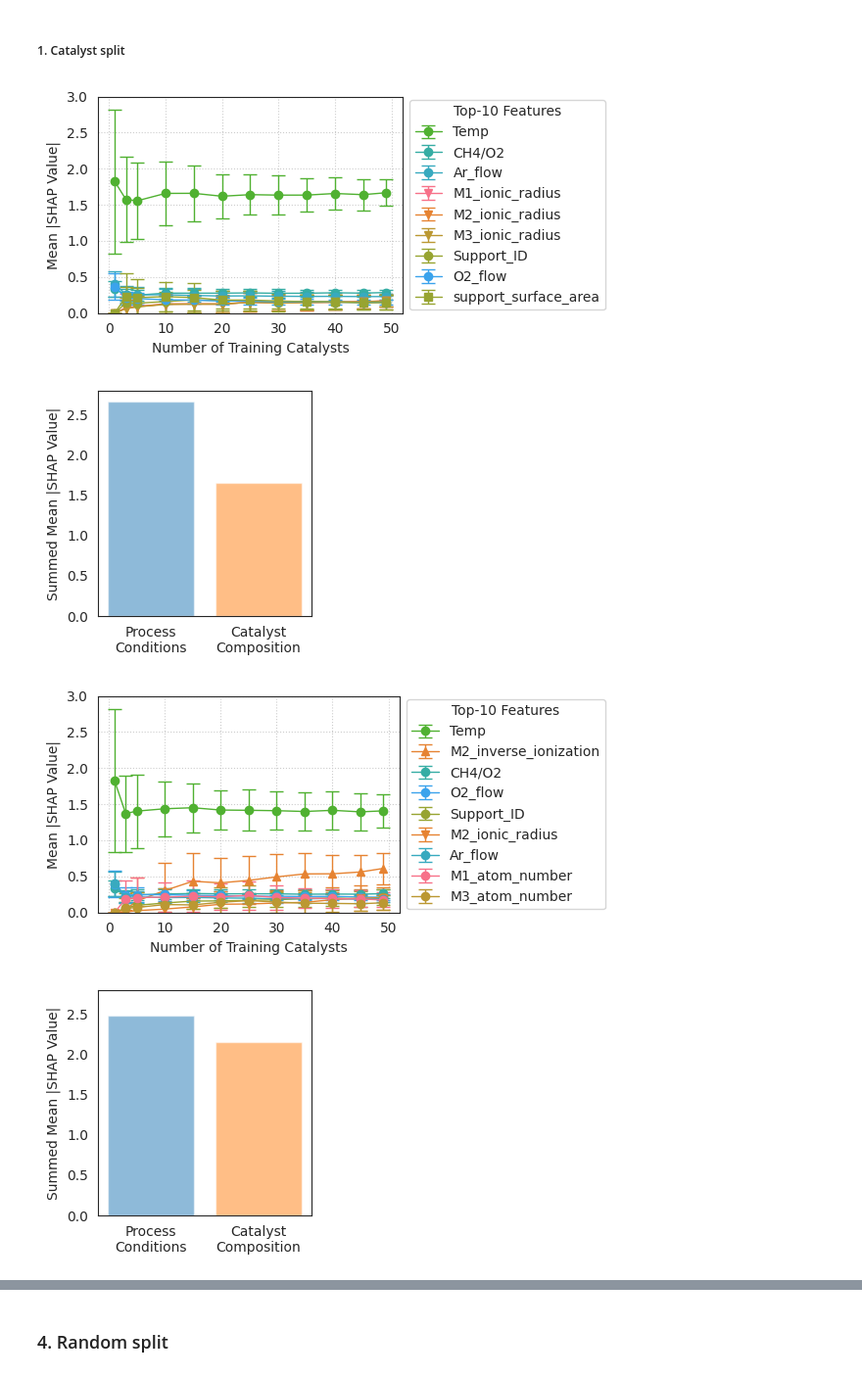
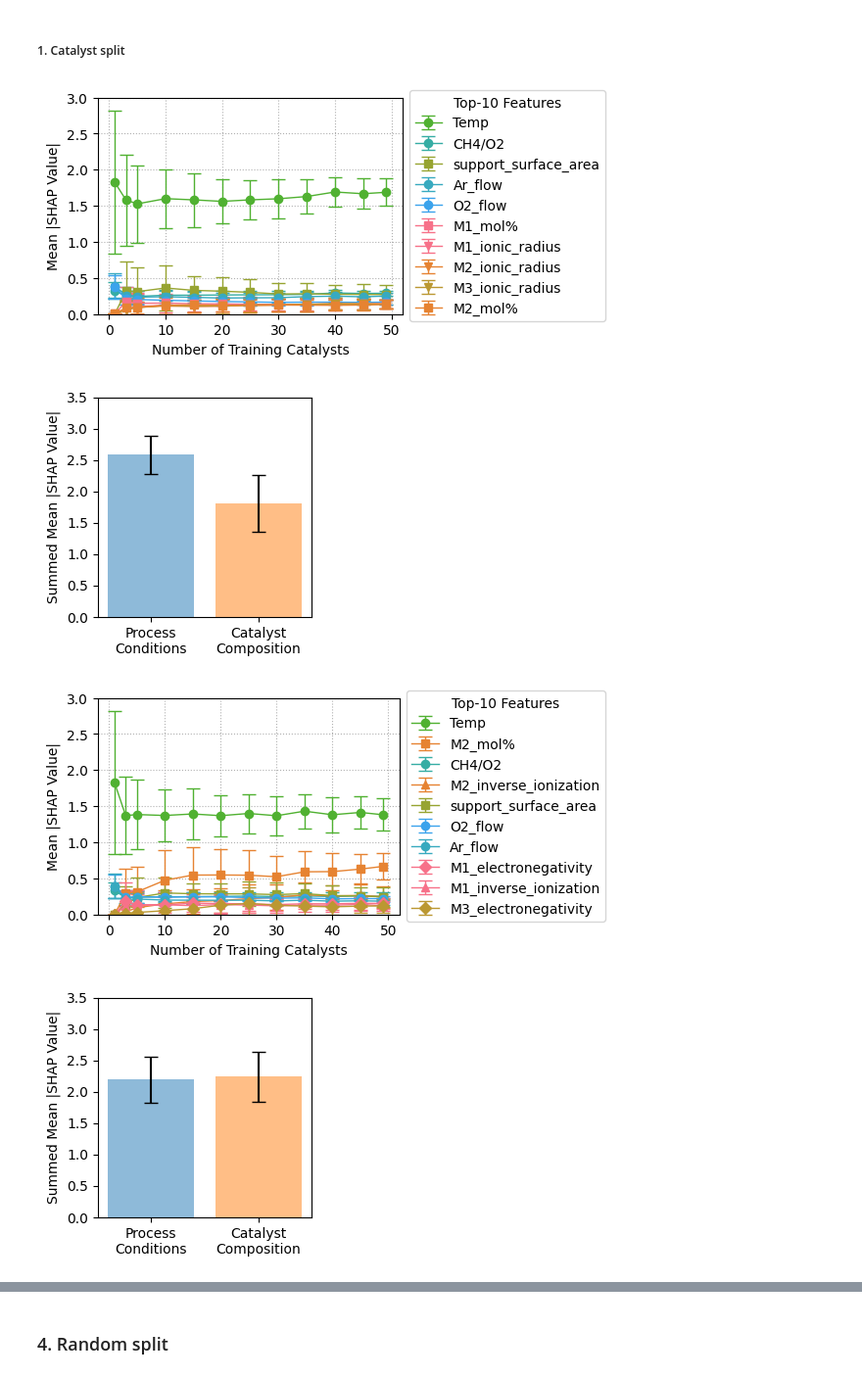
Before and after one commit to PSemnani/CatalystDataMatters, a Jupyter notebook: notebooks/paper_plots.ipynb, the cells around one changed output, grey strips where cells are left out. Shown at 98% size. Drawn from its saved outputs; the diff is of its cells as text; code cells hidden in the pictures.

```diff
--- a/notebooks/paper_plots.ipynb
+++ b/notebooks/paper_plots.ipynb
@@ -403,20 +510,6 @@ Plotting learning curve for 20 seeds, 80%/20% train/test split.
 # %%
 query = None
-root = experiments_root / "split_catalyst"
-plot_learning_curves(
-    root / "xgb_cv_random_50",
-    measure="mae",
-    ylim=(1.7, 2.9),
-    title="XGBoost",
-    query=query
-)
-plot_learning_curves(
-    root / "xgb_cv_random_50",
-    measure="r2",
-    ylim=(0.0, 1.0),
-    title="XGBoost",
-    query=query
-)
+root = xgb_root / "split_catalyst"
 plot_learning_curves(
     root / "xgb_cv_random_50",
     measure="mae",
@@ -427,11 +520,11 @@ plot_learning_curves(
         ("xgboost", "base+atom_numbers+support", "no"),
         ("xgboost", "base+atom_numbers+support", "yes"),
         ("xgboost", "base+descriptors", "no"),
-        ("xgboost", "all", "no"),
-        ("xgboost", "all", "yes"),
     ],
     legend=False,
     figsize=(4, 4),
+    mean_predictor=True,
+    baseline="condition",
 )
 plot_learning_curves(
     root / "xgb_cv_random_50",
@@ -443,11 +536,10 @@ plot_learning_curves(
         ("xgboost", "base+atom_numbers+support", "no"),
         ("xgboost", "base+atom_numbers+support", "yes"),
         ("xgboost", "base+descriptors", "no"),
-        ("xgboost", "all", "no"),
-        ("xgboost", "all", "yes"),
     ],
     legend=False,
     figsize=(4, 4),
+    dashed_augmentation=False,
 )
 # %% [output]
 Plotting learning curve for 100 seeds, 10 test catalysts.
@@ -544,15 +636,15 @@ def _load_and_filter_metric(path, feature_sets, augmentations, n_train_targets,
     return results_df[metric].reset_index()
 
 # xgboost
-df_xgb = _load_and_filter_metric(experiments_root / "split_catalyst" / "xgb_cv_random_50", [feature_set], [augmentation], n_train_targets, ["mae", "n_train_catalysts"])
+df_xgb = _load_and_filter_metric(xgb_root / "split_catalyst" / "xgb_cv_random_50", [feature_set], [augmentation], n_train_targets, ["mae", "n_train_catalysts"])
 df_xgb["strategy"] = "XGBoost"
 
 # random forest
-df_rf = _load_and_filter_metric(experiments_root / "RF" / "rf_cv_rf_50", [feature_set], [augmentation], n_train_targets, ["mae", "n_train_catalysts"])
+df_rf = _load_and_filter_metric(xgb_root / "model_selection" / "rf_cv_random_50", [feature_set], [augmentation], n_train_targets, ["mae", "n_train_catalysts"])
 df_rf["strategy"] = "Random Forest"
 
 # neural network
-df_nn = _load_and_filter_metric(experiments_root / "NN" , [feature_set], [augmentation], n_train_targets, ["mae", "n_train_catalysts"])
+df_nn = _load_and_filter_metric(xgb_root / "model_selection" / "NN", [feature_set], [augmentation], n_train_targets, ["mae", "n_train_catalysts"])
 df_nn["strategy"] = "Neural Network"
 
 violin_df = pd.concat([df_xgb, df_rf, df_nn], ignore_index=True)
@@ -1314,30 +1250,30 @@ def plot_shap_conditions(
 ##### 1. Catalyst split
 # %%
 query = None
-root = experiments_root / "split_catalyst"
+root = xgb_root / "split_catalyst"
 split_strategy = "catalyst"
 plot_shap(
     root / "xgb_cv_random_50",
-    model=("all", "yes"),
+    model=("base+descriptors", "yes"),
     ylim=(0.0, 3.0),
-    ylim_bar=(0.0, 2.8),
+    ylim_bar=(0.0, 3.5),
     title="XGBoost",
     query=query,
     split_strategy=split_strategy,
     top=10,
 )
 plot_shap(
     root / "xgb_cv_random_50",
-    model=("all", "no"),
+    model=("base+descriptors", "no"),
     ylim=(0.0, 3.0),
-    ylim_bar=(0.0, 2.8),
+    ylim_bar=(0.0, 3.5),
     title="XGBoost",
     query=query,
     split_strategy=split_strategy,
     top=10,
 )
 # %% [output]
-[figure, old version]
+[figure, new version]
-[figure, old version]
+[figure, new version]
-[figure, old version]
+[figure, new version]
-[figure, old version]
+[figure, new version]
```
Also changed, not shown: parts of 48 cells of this notebook, 8 other files.
